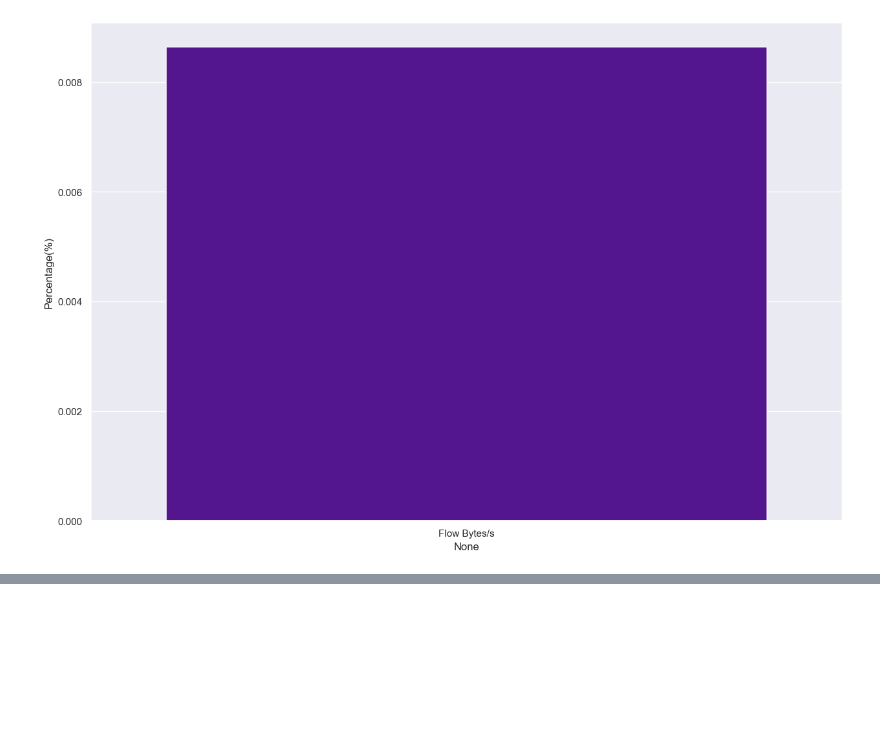
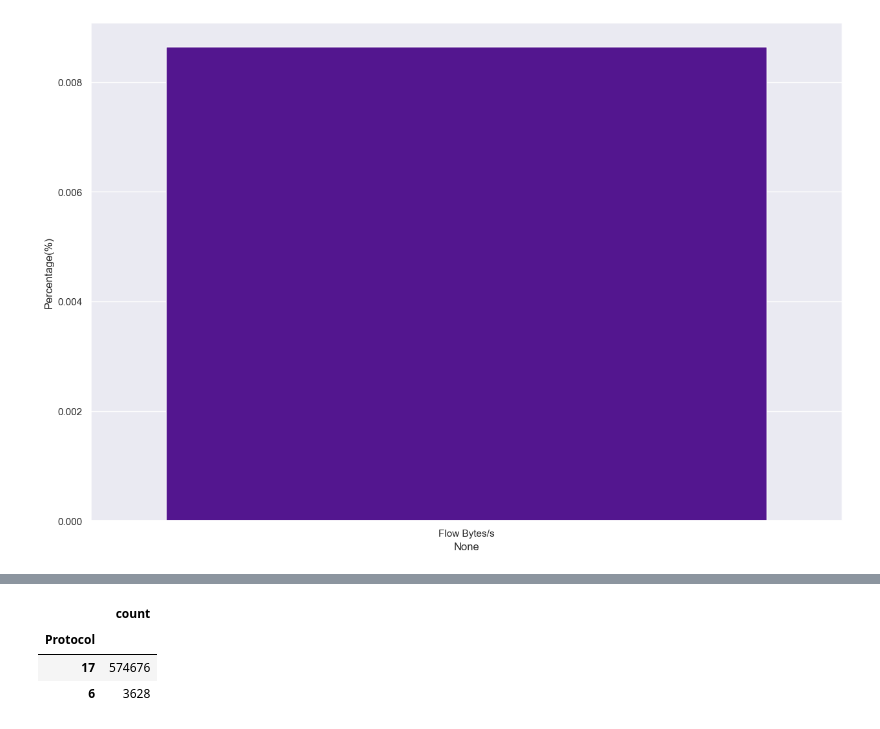
Before and after one commit to Totally-Kyle/The-CyberChase, a Jupyter notebook: eda.ipynb, the cells around one changed output, grey strips where cells are left out. Saved outputs shown, nothing was run; the diff lists cells and outputs as text; code cells hidden in the pictures; blank space fills up the shorter version.

```diff
--- a/eda.ipynb
+++ b/eda.ipynb
@@ -164,0 +158,7 @@ ValueError: supplied range of [-2666666.6666666665, inf] is not finite
+# %%
+feb9["Protocol"].value_counts().to_frame()
+# %% [output]
+|  | count |
+| Protocol |  |
+| 17 | 574676 |
+| 6 | 3628 |
```
Also changed, not shown: parts of 5 cells of this notebook.
